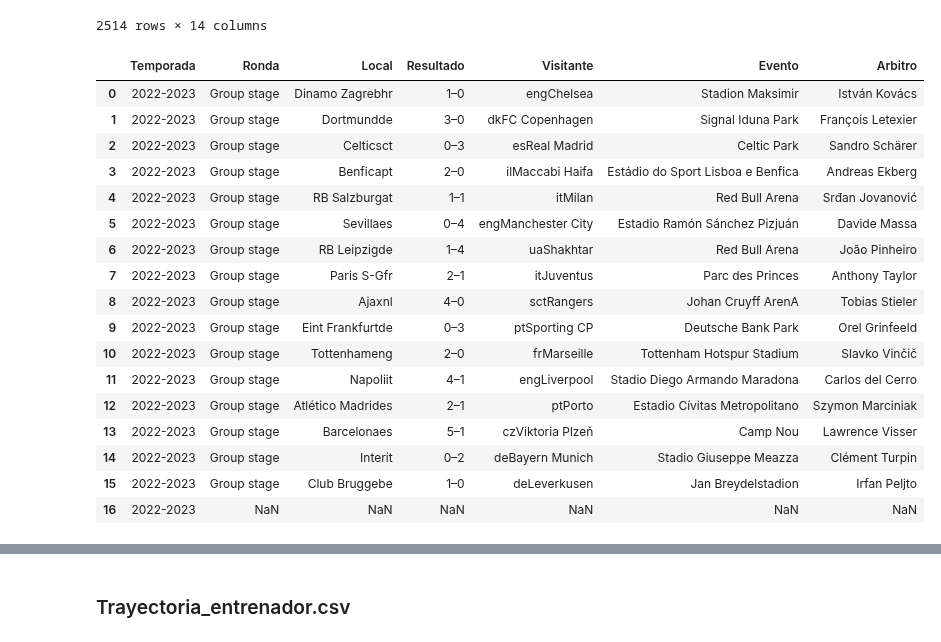
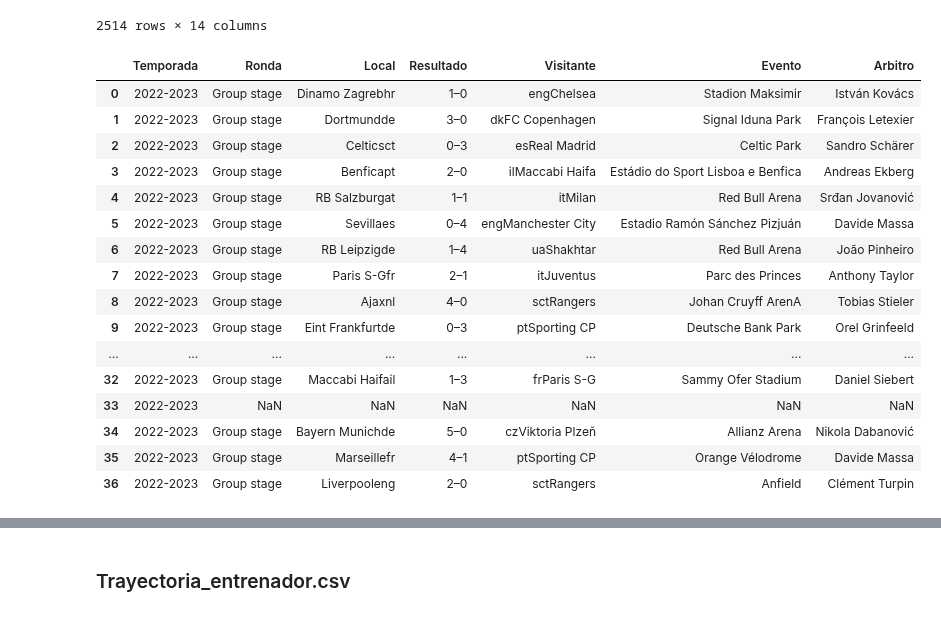
Before and after one commit to crltsnch/Champions_23-24, a Jupyter notebook: preparacion.ipynb, the cells around one changed output, grey strips where cells are left out. Drawn from its saved outputs; the diff is of its cells as text; code cells hidden in the pictures.

```diff
--- a/preparacion.ipynb
+++ b/preparacion.ipynb
@@ -140,27 +140,26 @@ df3.drop_duplicates()
 # %%
 #Columnas que no necesito
 columnas_a_eliminar = ['Wk', 'Dia', 'Fecha', 'Hora', 'Reporte', 'Notas', 'Público']
 df3 = df3.drop(columns=columnas_a_eliminar)
-df3.head(17)
+df3.head(37)
 # %% [output]
 |  | Temporada | Ronda | Local | Resultado | Visitante | Evento | Arbitro |
 | 0 | 2022-2023 | Group stage | Dinamo Zagrebhr | 1–0 | engChelsea | Stadion Maksimir | István Kovács |
 | 1 | 2022-2023 | Group stage | Dortmundde | 3–0 | dkFC Copenhagen | Signal Iduna Park | François Letexier |
 | 2 | 2022-2023 | Group stage | Celticsct | 0–3 | esReal Madrid | Celtic Park | Sandro Schärer |
 | 3 | 2022-2023 | Group stage | Benficapt | 2–0 | ilMaccabi Haifa | Estádio do Sport Lisboa e Benfica | Andreas Ekberg |
 | 4 | 2022-2023 | Group stage | RB Salzburgat | 1–1 | itMilan | Red Bull Arena | Srđan Jovanović |
 | 5 | 2022-2023 | Group stage | Sevillaes | 0–4 | engManchester City | Estadio Ramón Sánchez Pizjuán | Davide Massa |
 | 6 | 2022-2023 | Group stage | RB Leipzigde | 1–4 | uaShakhtar | Red Bull Arena | João Pinheiro |
 | 7 | 2022-2023 | Group stage | Paris S-Gfr | 2–1 | itJuventus | Parc des Princes | Anthony Taylor |
 | 8 | 2022-2023 | Group stage | Ajaxnl | 4–0 | sctRangers | Johan Cruyff ArenA | Tobias Stieler |
 | 9 | 2022-2023 | Group stage | Eint Frankfurtde | 0–3 | ptSporting CP | Deutsche Bank Park | Orel Grinfeeld |
-| 10 | 2022-2023 | Group stage | Tottenhameng | 2–0 | frMarseille | Tottenham Hotspur Stadium | Slavko Vinčič |
-| 11 | 2022-2023 | Group stage | Napoliit | 4–1 | engLiverpool | Stadio Diego Armando Maradona | Carlos del Cerro |
-| 12 | 2022-2023 | Group stage | Atlético Madrides | 2–1 | ptPorto | Estadio Cívitas Metropolitano | Szymon Marciniak |
-| 13 | 2022-2023 | Group stage | Barcelonaes | 5–1 | czViktoria Plzeň | Camp Nou | Lawrence Visser |
-| 14 | 2022-2023 | Group stage | Interit | 0–2 | deBayern Munich | Stadio Giuseppe Meazza | Clément Turpin |
-| 15 | 2022-2023 | Group stage | Club Bruggebe | 1–0 | deLeverkusen | Jan Breydelstadion | Irfan Peljto |
-| 16 | 2022-2023 | NaN | NaN | NaN | NaN | NaN | NaN |
+| ... | ... | ... | ... | ... | ... | ... | ... |
+| 32 | 2022-2023 | Group stage | Maccabi Haifail | 1–3 | frParis S-G | Sammy Ofer Stadium | Daniel Siebert |
+| 33 | 2022-2023 | NaN | NaN | NaN | NaN | NaN | NaN |
+| 34 | 2022-2023 | Group stage | Bayern Munichde | 5–0 | czViktoria Plzeň | Allianz Arena | Nikola Dabanović |
+| 35 | 2022-2023 | Group stage | Marseillefr | 4–1 | ptSporting CP | Orange Vélodrome | Davide Massa |
+| 36 | 2022-2023 | Group stage | Liverpooleng | 2–0 | sctRangers | Anfield | Clément Turpin |
 # %%
 #Id para los equipos
 # Función para obtener el ID del equipo
```
Also changed, not shown: parts of 3 cells of this notebook.
